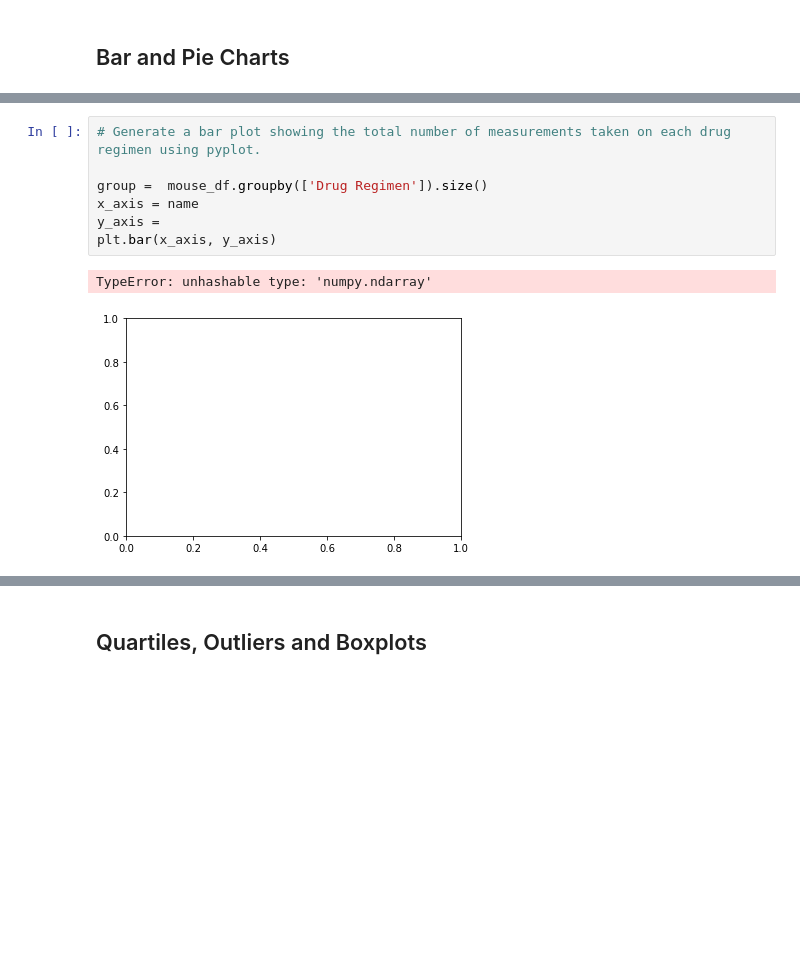
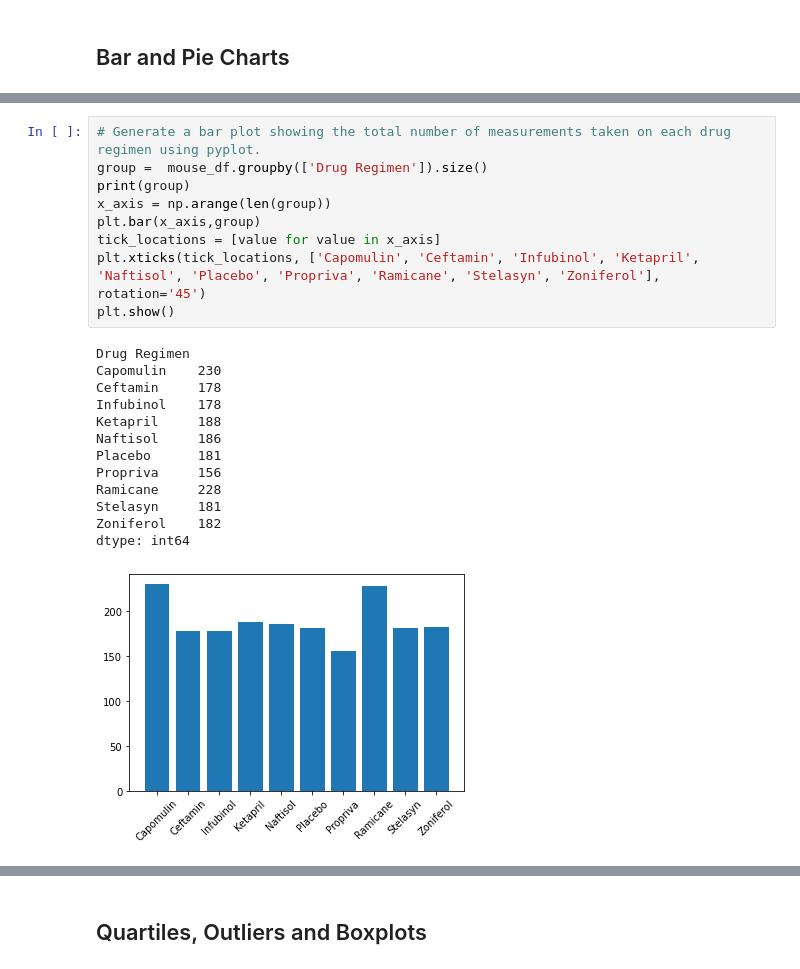
Before and after one commit to tmsteph/matplotlib_Homework, a Jupyter notebook: Pymaceuticals/pymaceuticals_Thomas.ipynb, the cells around one changed output, grey strips where cells are left out. Saved outputs shown, nothing was run; the diff lists cells and outputs as text; blank space fills up the shorter version.

```diff
--- a/Pymaceuticals/pymaceuticals_Thomas.ipynb
+++ b/Pymaceuticals/pymaceuticals_Thomas.ipynb
@@ -122,13 +124,26 @@ mouse_df.groupby(['Drug Regimen']).size().plot(kind = "bar")
 [figure]
 # %%
 # Generate a bar plot showing the total number of measurements taken on each drug regimen using pyplot.
-
 group =  mouse_df.groupby(['Drug Regimen']).size()
-x_axis = name
-y_axis =
-plt.bar(x_axis, y_axis)
+print(group)
+x_axis = np.arange(len(group))
+plt.bar(x_axis,group)
+tick_locations = [value for value in x_axis]
+plt.xticks(tick_locations, ['Capomulin', 'Ceftamin', 'Infubinol', 'Ketapril', 'Naftisol', 'Placebo', 'Propriva', 'Ramicane', 'Stelasyn', 'Zoniferol'],  rotation='45')
+plt.show()
 # %% [output]
-TypeError: unhashable type: 'numpy.ndarray'
+Drug Regimen
+Capomulin    230
+Ceftamin     178
+Infubinol    178
+Ketapril     188
+Naftisol     186
+Placebo      181
+Propriva     156
+Ramicane     228
+Stelasyn     181
+Zoniferol    182
+dtype: int64
-[figure, old version]
+[figure, new version]
 # %%
 # Generate a pie plot showing the distribution of female versus male mice using pandas
```
Also changed, not shown: parts of 13 cells of this notebook.
